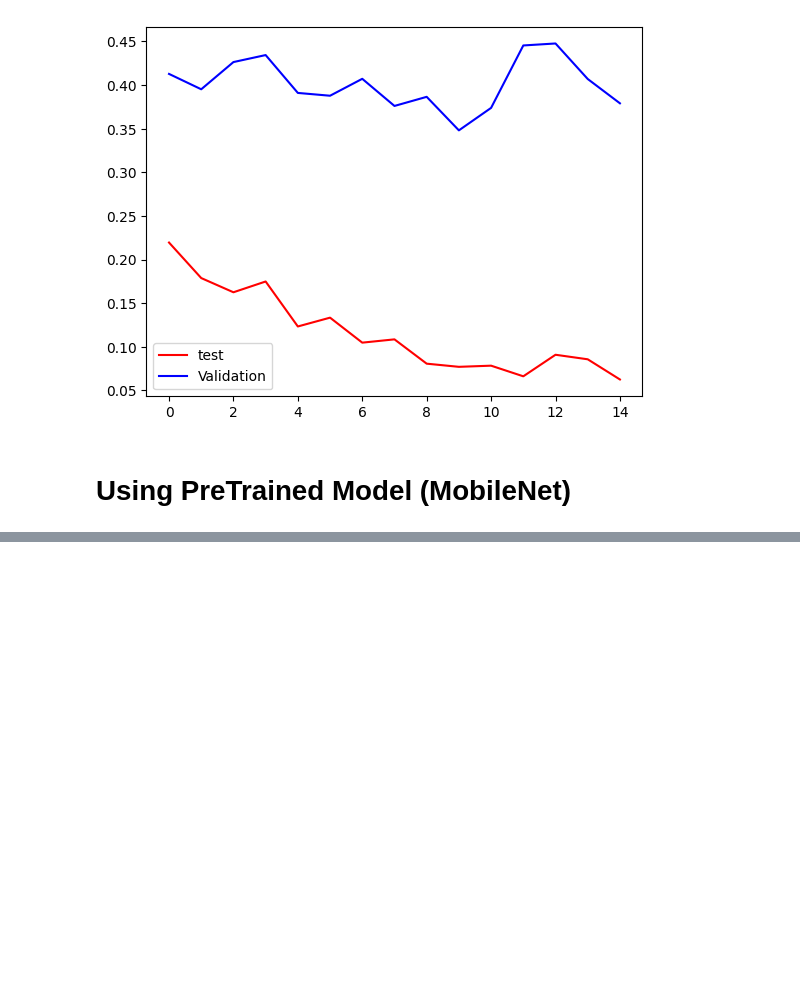
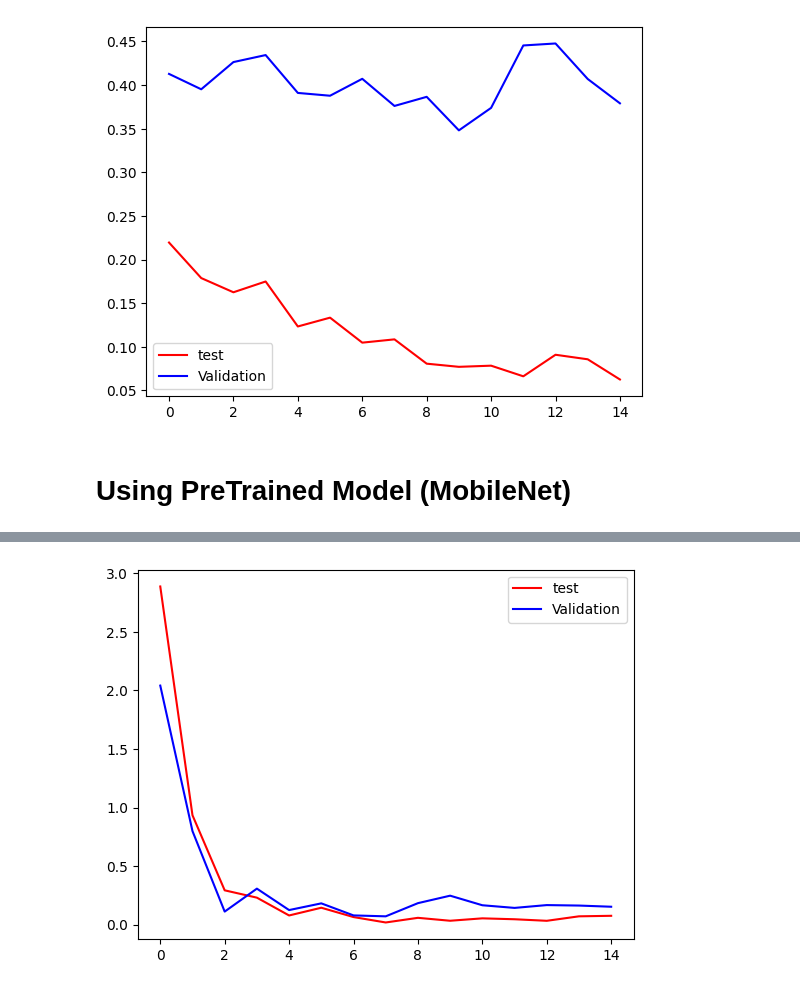
Before and after one commit to Inshalmunaf/Deep_Learning_Project1, a Jupyter notebook: DeepLearning__Project_1.ipynb, the cells around one changed output, grey strips where cells are left out. Saved outputs shown, nothing was run; the diff lists cells and outputs as text; code cells hidden in the pictures; blank space fills up the shorter version.

```diff
--- a/DeepLearning__Project_1.ipynb
+++ b/DeepLearning__Project_1.ipynb
@@ -428,0 +484,7 @@ Epoch 15/15
+# %%
+plt.plot(history_Mobilenet.history['loss'] , color = 'red' ,label = 'test')
+plt.plot(history_Mobilenet.history['val_loss'] , color = 'blue' ,label = 'Validation')
+plt.legend()
+plt.show()
+# %% [output]
+[figure, added]
```
Also changed, not shown: parts of 8 cells of this notebook.
